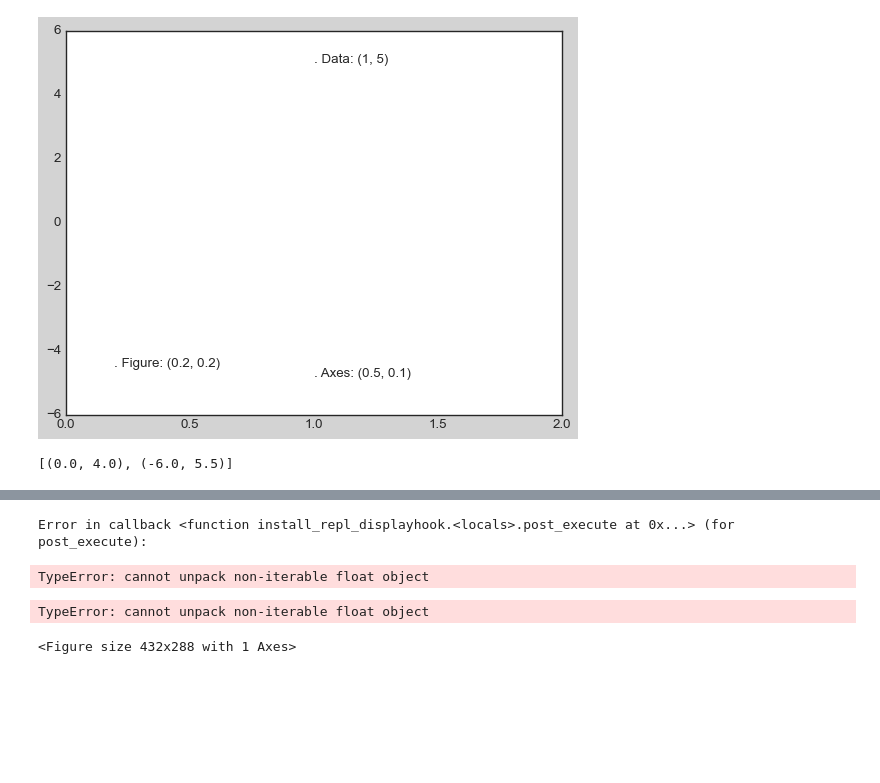
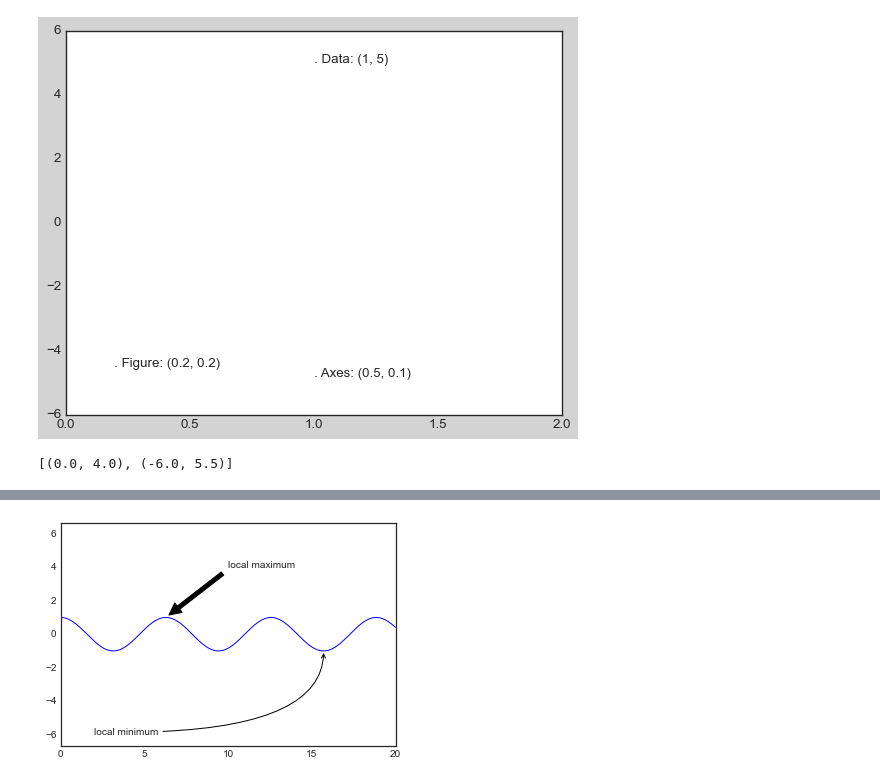
Before and after one commit to eaverine/30DaysOfDataScience, a Jupyter notebook: 11. matplotlib_2.ipynb, the cells around one changed output, grey strips where cells are left out. Saved outputs shown, nothing was run; the diff lists cells and outputs as text; code cells hidden in the pictures; blank space fills up the shorter version.

```diff
--- a/11. matplotlib_2.ipynb
+++ b/11. matplotlib_2.ipynb
@@ -332,14 +326,11 @@ fig
 # %%
 fig, ax = plt.subplots()
 
 x = np.linspace(0, 20, 1000)
 ax.plot(x, np.cos(x))
 ax.axis('equal')
 
 ax.annotate('local maximum', xy = (6.28, 1), xytext = (10, 4), arrowprops = dict(facecolor = 'black', shrink = 0.05))
-ax.annotate('local minimum', xy = (5 * np.pi - 1), xytext = (2, -6), arrowprops = dict(arrowstyle = '->', connectionstyle = 'angle3,angleA=0,angleB = -90'));
+ax.annotate('local minimum', xy = (5 * np.pi, - 1), xytext = (2, -6), arrowprops = dict(arrowstyle = '->', connectionstyle = 'angle3,angleA=0,angleB = -90'));
 # %% [output]
-Error in callback <function install_repl_displayhook.<locals>.post_execute at 0x...> (for post_execute):
-TypeError: cannot unpack non-iterable float object
-TypeError: cannot unpack non-iterable float object
-<Figure size 432x288 with 1 Axes>
+[figure, added]
```
Also changed, not shown: parts of 7 cells of this notebook.
